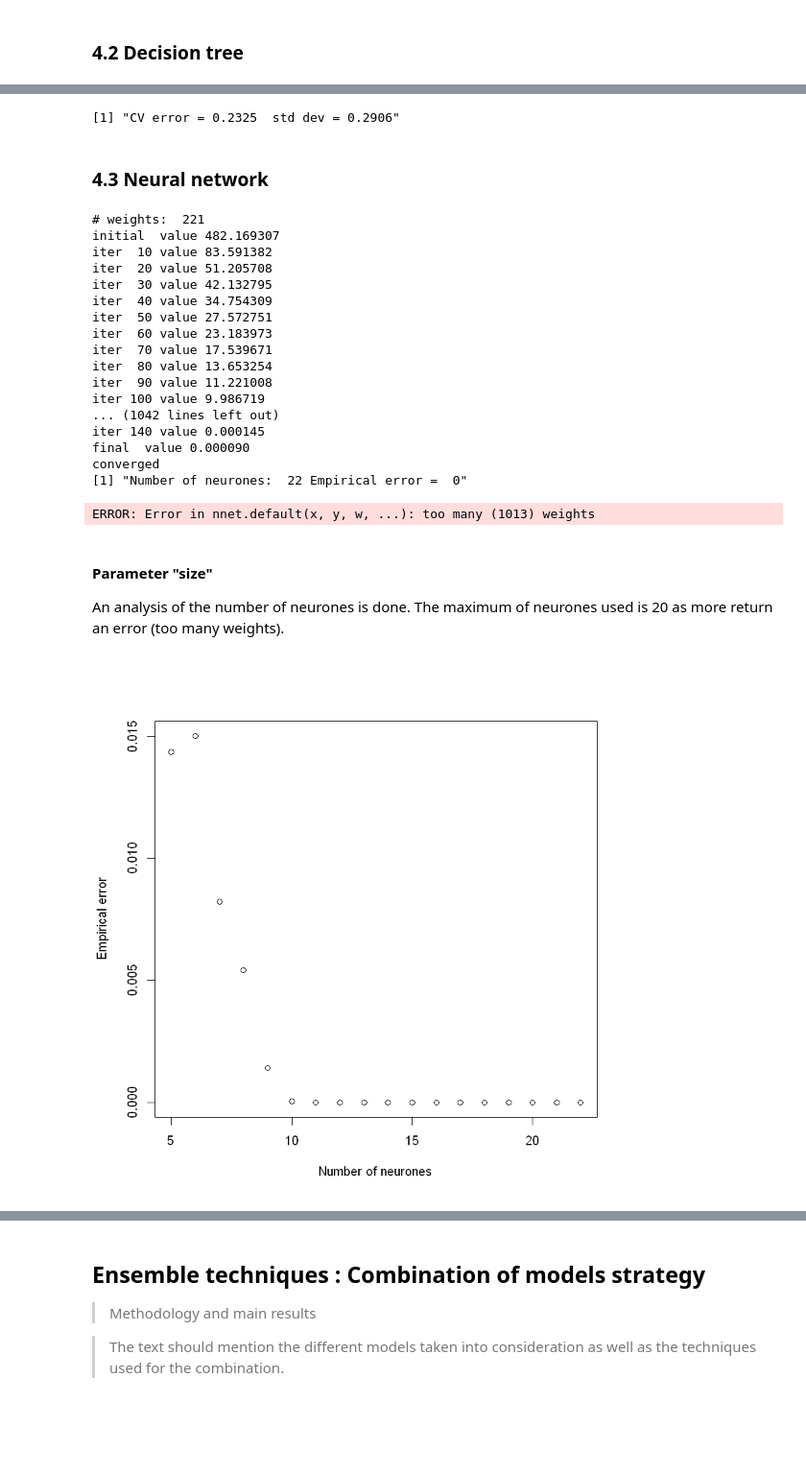
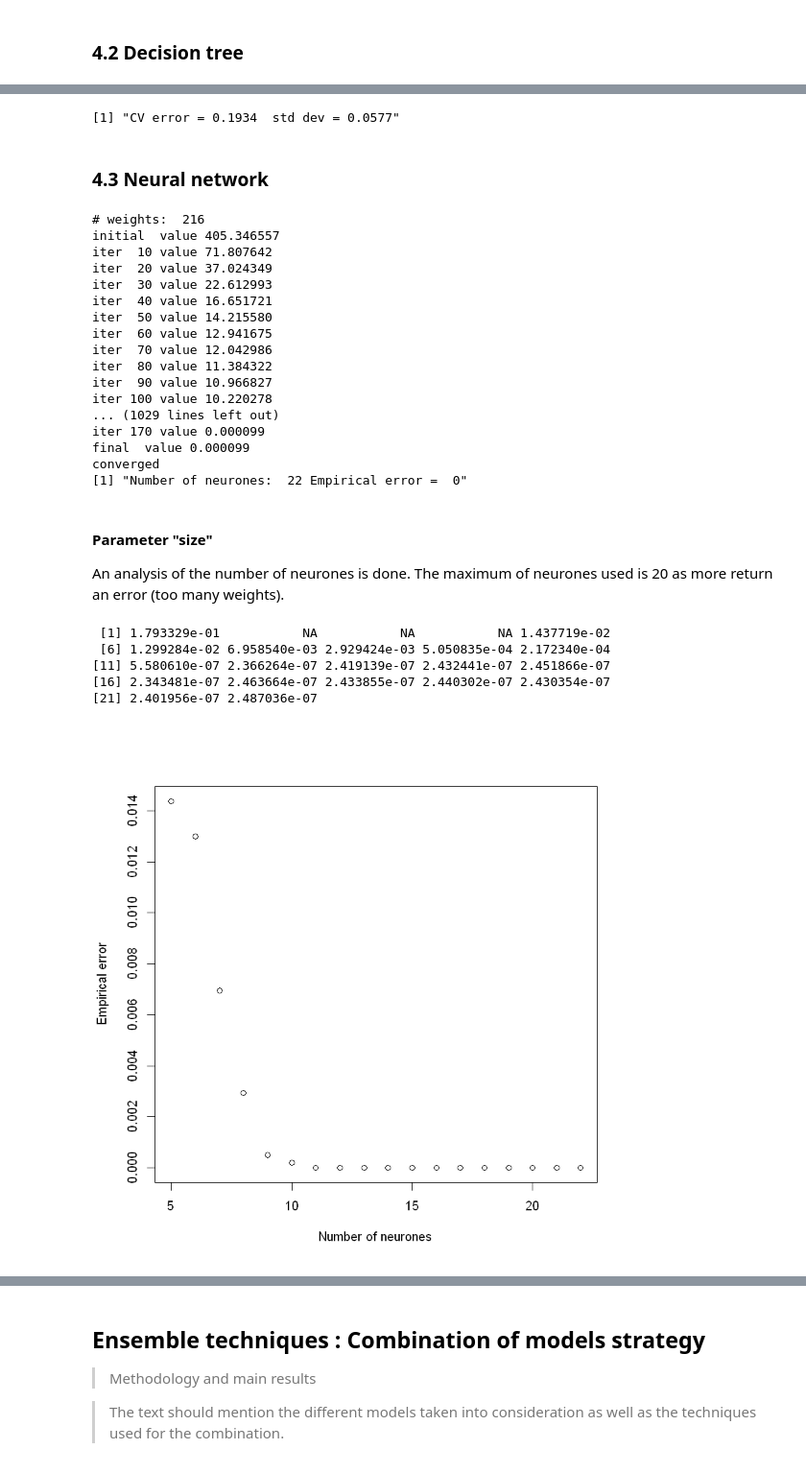
Before and after one commit to BBberghman/INFOF422-Kaggle, a Jupyter notebook: INFOF422_BerghmanErica.ipynb, the cells around one changed output, grey strips where cells are left out. Shown at 96% size. Saved outputs shown, nothing was run; the diff lists cells and outputs as text; code cells hidden in the pictures; blank space fills up the shorter version.

Commit message:
nnet parameter

```diff
--- a/INFOF422_BerghmanErica.ipynb
+++ b/INFOF422_BerghmanErica.ipynb
@@ -195,7 +224,6 @@ for (i in 1:10) {
      X.tr.sd <- apply(X.tr,2,sd)
     Y.tr.mean <- mean(Y.tr)
     Y.tr.sd <- sd(Y.tr)
-
     Y.tr <- cbind(Y.tr - Y.tr.mean)/Y.tr.sd
     X.tr <- t(apply(sweep(X.tr,2,X.tr.mean,"-"), 1, function(x) x/X.tr.sd))
 
@@ -206,11 +234,12 @@ for (i in 1:10) {
     X.ts <-data.frame(X.ts)
     X.tr <-data.frame(X.tr)
 
-
     DS<-cbind(X.tr,SalePrice=Y.tr)
 
+    # delete column with only NAs (due to dividing by a std of 0)
+    DS<- DS[,colSums(!is.na(DS)) > 0]
+
     model.linear<- lm(SalePrice~.,DS)      # create model with the training set
-
     Y.hat.ts<- predict(model.linear,X.ts)  # predict value for the test set
 
     CV.err[i]<-mean((Y.hat.ts-Y.ts)^2)  # MSE for test set
@@ -270,16 +303,17 @@ for (i in 1:10) {
     X.ts <-data.frame(X.ts)
     X.tr <-data.frame(X.tr)
 
-     DS<-cbind(X.tr,SalePrice=Y.tr)
+    DS<-cbind(X.tr,SalePrice=Y.tr)
+    DS<- DS[,colSums(!is.na(DS)) > 0]
 
-     model<- rpart(SalePrice~.,DS)
+    model<- rpart(SalePrice~.,DS)
 
-     Y.hat.ts<- predict(model.tree,X.ts)
+    Y.hat.ts<- predict(model.tree,X.ts)
 
-     CV.err[i]<-mean((Y.hat.ts-Y.ts)^2)
-    }
+    CV.err[i]<-mean((Y.hat.ts-Y.ts)^2)
+}
 
 
 print(paste("CV error =",round(mean(CV.err),digits=4), " std dev =",round(sd(CV.err),digits=4)))
 # %% [output]
-[1] "CV error = 0.2325  std dev = 0.2906"
+[1] "CV error = 0.1934  std dev = 0.0577"
@@ -291,7 +323,9 @@ print(paste("CV error =",round(mean(CV.err),digits=4), " std dev =",round(sd(CV.
 library(nnet)
 # %%
 DS<-cbind(X.scale,SalePrice=Y.scale)
-for (i in 5:22){
+empirical_error <- numeric(20)
+
+for (i in 1:20){
     #model.neural[i] <- nnet(SalePrice~.,DS, size = i, linout=T, maxit = 1000)
     Y.hat <- predict(nnet(SalePrice~.,DS, size = i, linout=T, maxit = 1000),X.scale)
 
@@ -299,31 +333,37 @@ for (i in 5:22){
     print(paste("Number of neurones: ", i, "Empirical error = ",round(empirical_error[i],digits=4)))
 }
 # %% [output]
-# weights:  221
-initial  value 482.169307
-iter  10 value 83.591382
-iter  20 value 51.205708
-iter  30 value 42.132795
-iter  40 value 34.754309
-iter  50 value 27.572751
-iter  60 value 23.183973
-iter  70 value 17.539671
-iter  80 value 13.653254
-iter  90 value 11.221008
-iter 100 value 9.986719
-... (1042 lines left out)
-iter 140 value 0.000145
-final  value 0.000090
+# weights:  216
+initial  value 405.346557
+iter  10 value 71.807642
+iter  20 value 37.024349
+iter  30 value 22.612993
+iter  40 value 16.651721
+iter  50 value 14.215580
+iter  60 value 12.941675
+iter  70 value 12.042986
+iter  80 value 11.384322
+iter  90 value 10.966827
+iter 100 value 10.220278
+... (1029 lines left out)
+iter 170 value 0.000099
+final  value 0.000099
 converged
 [1] "Number of neurones:  22 Empirical error =  0"
-ERROR: Error in nnet.default(x, y, w, ...): too many (1013) weights
 # %% [markdown]
 #### Parameter "size"
 An analysis of the number of neurones is done. The maximum of neurones used is 20 as more return an error (too many weights).
 # %%
+empirical_error
 #juste un save pour les tests
-empirical_error <- c(0.0143671130358607, 0.015019445363705, 0.00821834907673351, 0.0054200745645435, 0.00142228029226354, 5.25161597874794e-05, 1.52899010549121e-06, 2.47317346679477e-07, 2.37597648006074e-07, 2.47841099771862e-07, 2.26350153783801e-07, 2.30675129791945e-07, 2.44205643742954e-07, 2.4713486169669e-07, 2.40667851762e-07, 2.31459671090645e-07, 2.39175596505192e-07, 2.24902711484879e-07)
+#empirical_error <- c(0.0143671130358607, 0.015019445363705, 0.00821834907673351, 0.0054200745645435, 0.00142228029226354, 5.25161597874794e-05, 1.52899010549121e-06, 2.47317346679477e-07, 2.37597648006074e-07, 2.47841099771862e-07, 2.26350153783801e-07, 2.30675129791945e-07, 2.44205643742954e-07, 2.4713486169669e-07, 2.40667851762e-07, 2.31459671090645e-07, 2.39175596505192e-07, 2.24902711484879e-07)
+# %% [output]
+ [1] 1.793329e-01           NA           NA           NA 1.437719e-02
+ [6] 1.299284e-02 6.958540e-03 2.929424e-03 5.050835e-04 2.172340e-04
+[11] 5.580610e-07 2.366264e-07 2.419139e-07 2.432441e-07 2.451866e-07
+[16] 2.343481e-07 2.463664e-07 2.433855e-07 2.440302e-07 2.430354e-07
+[21] 2.401956e-07 2.487036e-07
 # %%
-plot(c(5:22),empirical_error, xlab = "Number of neurones", ylab = "Empirical error")
+plot(c(5:22),empirical_error[5:22], xlab = "Number of neurones", ylab = "Empirical error")
 # %% [output]
-[figure, old version]
+[figure, new version]
```
Also changed, not shown: parts of 31 cells of this notebook.
